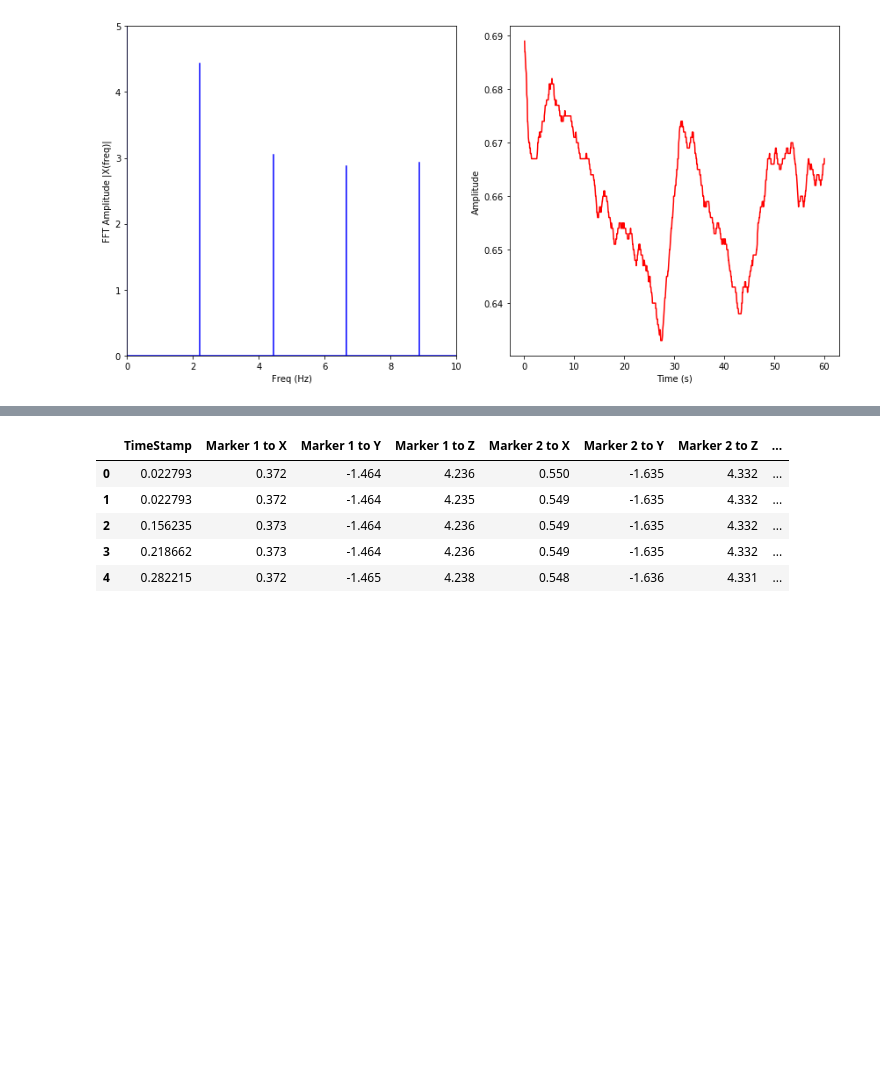
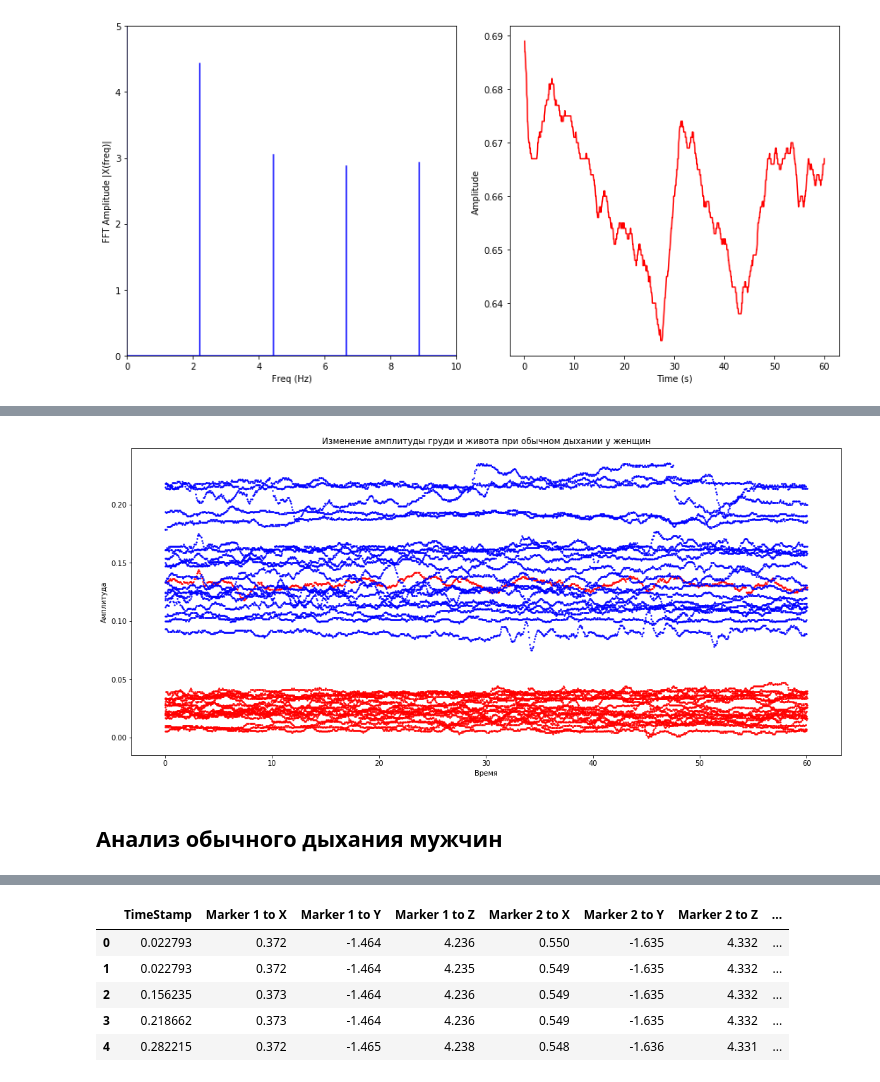
Before and after one commit to vikelise/semka, a Jupyter notebook: semak.ipynb, the cells around one changed output, grey strips where cells are left out. Drawn from its saved outputs; the diff is of its cells as text; code cells hidden in the pictures; blank space fills up the shorter version.

```diff
--- a/semak.ipynb
+++ b/semak.ipynb
@@ -157,0 +140,5 @@ mixed = glob_re(path, regex)
+# %%
+#Получим расстояния по X от спинного маркера до грудного
+distanceChestF_inUsual = women_usualBreathing
+distanceChestF_inUsual.drop(['Marker 1 to Y', 'Marker 1 to Z', 'Marker 2 to Y', 'Marker 2 to Z', 'Marker 3 to Y', 'Marker 3 to Z', 'KVR'], axis=1, inplace=True)
+distanceChestF_inUsual = distanceChestF_inUsual.assign(DistanceX = (distanceChestF_inUsual['Marker 3 to X'] - distanceChestF_inUsual['Marker 1 to X']).abs())
@@ -157,0 +150,4 @@ mixed = glob_re(path, regex)
+# %%
+#Получим расстояния по X от спинного маркера до брюшного
+distanceAbdominalF_inUsual = distanceChestF_inUsual
+distanceAbdominalF_inUsual = distanceAbdominalF_inUsual.assign(DistanceX = (distanceAbdominalF_inUsual['Marker 3 to X'] - distanceAbdominalF_inUsual['Marker 2 to X']).abs())
@@ -157,0 +159,15 @@ mixed = glob_re(path, regex)
+# %%
+fig, ax = plt.subplots()
+ax.scatter(distanceChestF_inUsual['TimeStamp'], distanceChestF_inUsual['DistanceX'], color='red', s=2)
+ax.scatter(distanceAbdominalF_inUsual['TimeStamp'], distanceAbdominalF_inUsual['DistanceX'], color='blue', s=2)
+plt.title('Изменение амплитуды груди и живота при обычном дыхании у женщин')
+plt.xlabel('Время')
+plt.ylabel('Амплитуда')
+
+fig.set_figwidth(18)
+fig.set_figheight(8)
+plt.show()
+# %% [output]
+[figure, added]
+# %% [markdown]
+## Анализ обычного дыхания мужчин
```
Also changed, not shown: parts of 40 cells of this notebook.
